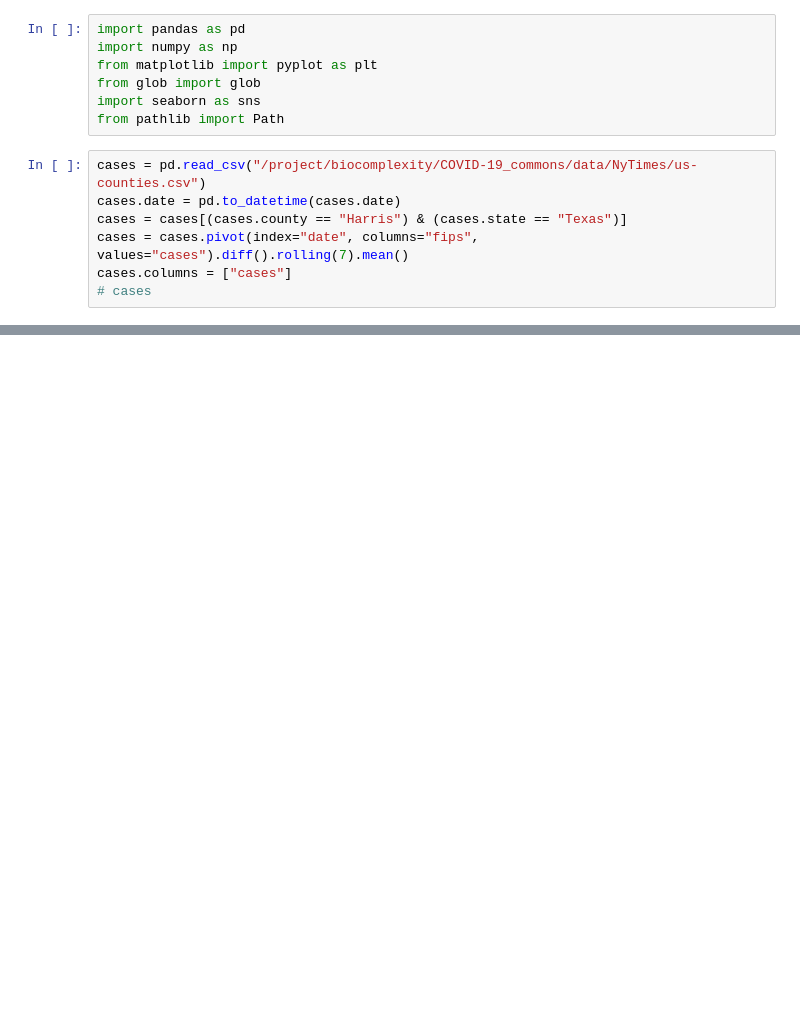
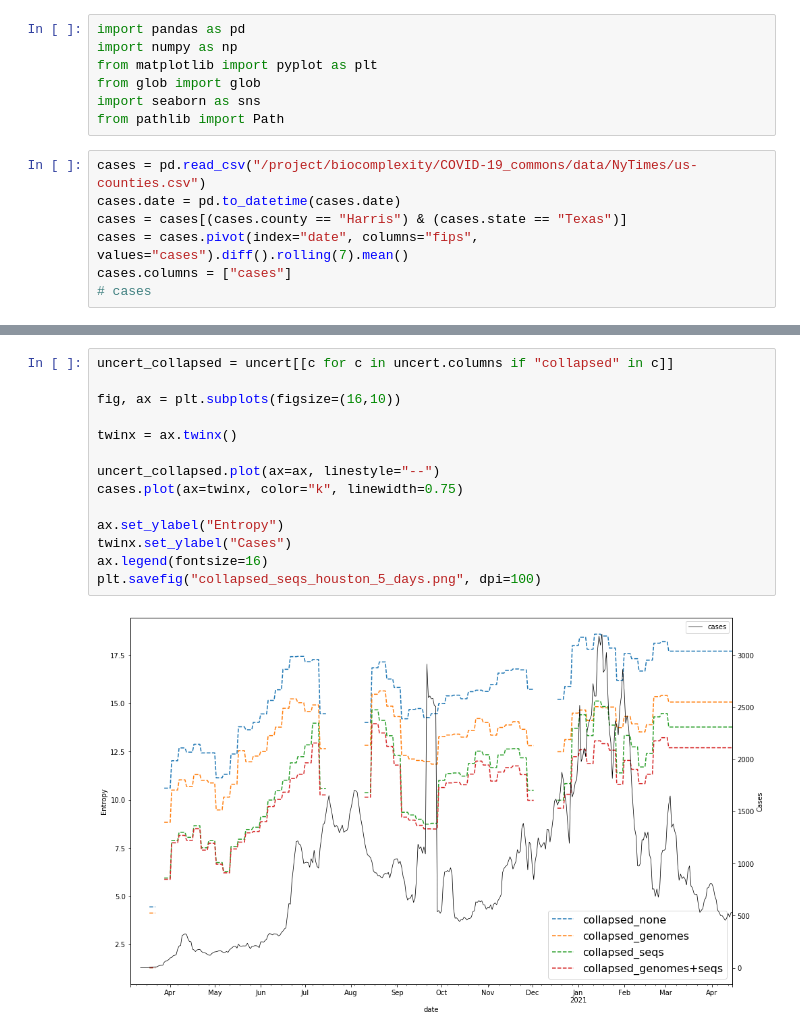
Before and after one commit to itsyosef/bionetworks, a Jupyter notebook: covid/notebooks/EntropyViz.ipynb, the cells around one changed output, grey strips where cells are left out. Cells and saved outputs as stored; diff of their text form; blank space fills up the shorter version.

```diff
--- a/covid/notebooks/EntropyViz.ipynb
+++ b/covid/notebooks/EntropyViz.ipynb
@@ -36,0 +42,16 @@ plt.savefig("first_pass_entropy_harris_county.png")
+# %%
+uncert_collapsed = uncert[[c for c in uncert.columns if "collapsed" in c]]
+
+fig, ax = plt.subplots(figsize=(16,10))
+
+twinx = ax.twinx()
+
+uncert_collapsed.plot(ax=ax, linestyle="--")
+cases.plot(ax=twinx, color="k", linewidth=0.75)
+
+ax.set_ylabel("Entropy")
+twinx.set_ylabel("Cases")
+ax.legend(fontsize=16)
+plt.savefig("collapsed_seqs_houston_5_days.png", dpi=100)
+# %% [output]
+[figure, added]
```
Also changed, not shown: parts of 2 cells of this notebook, 12 other files.
